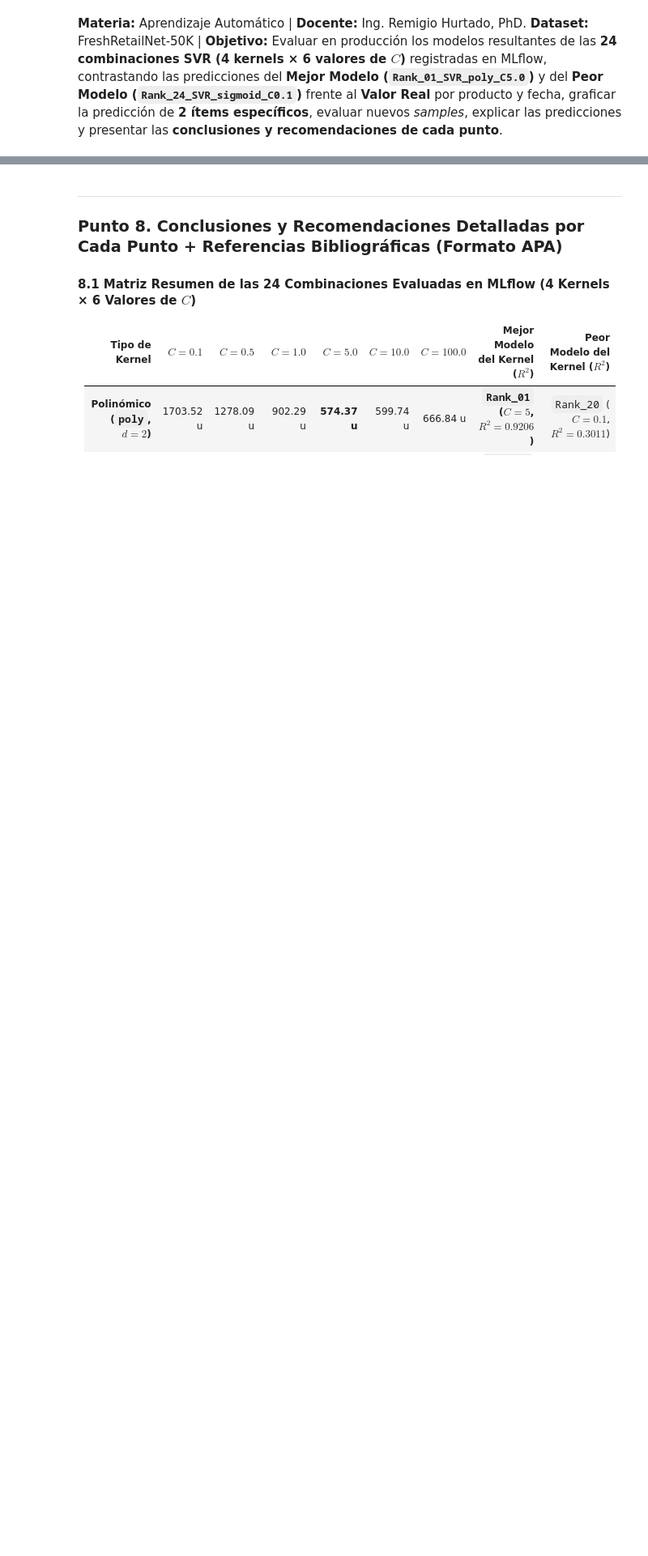
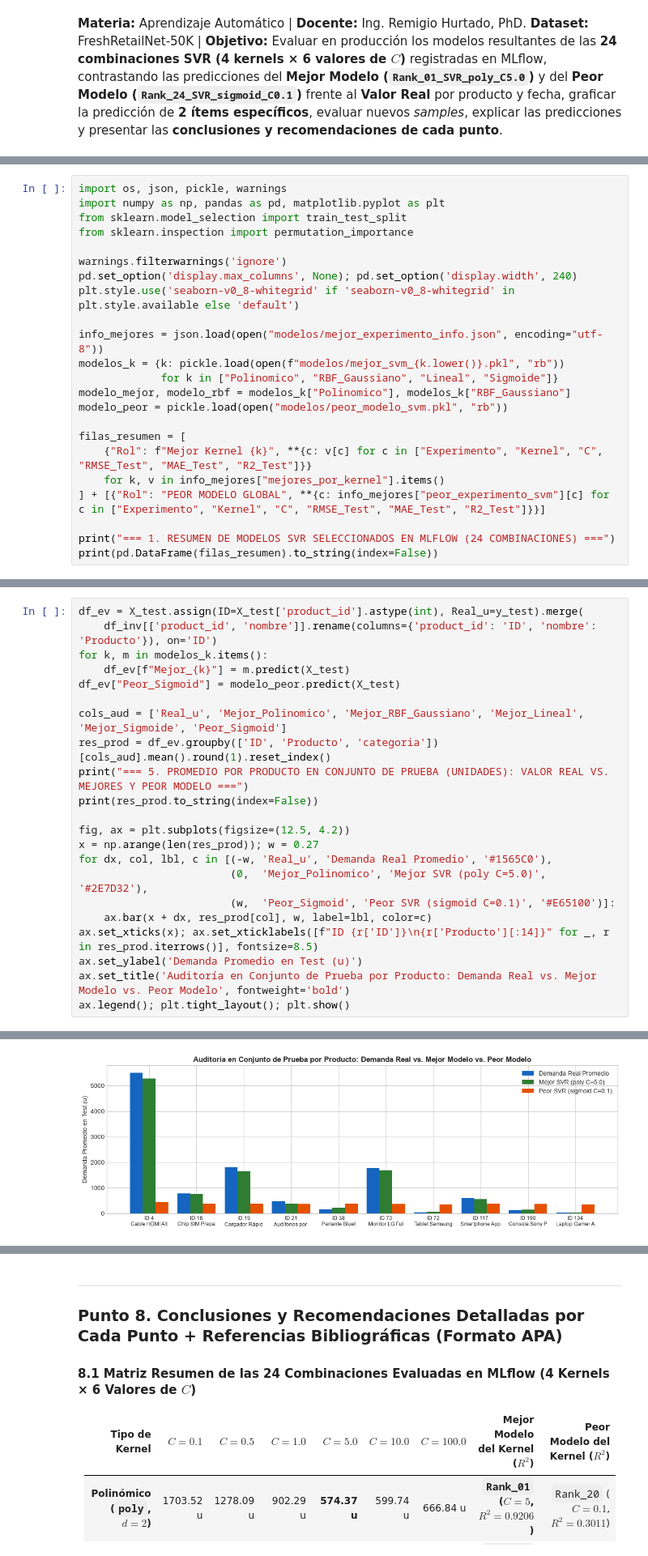
Before and after one commit to patrici0l/Aprendizaje-Automatico, a Jupyter notebook: Practica2.ipynb, the cells around one changed output, grey strips where cells are left out. Shown at 81% size. Drawn from its saved outputs; the diff is of its cells as text; blank space fills up the shorter version.

```diff
--- a/Practica2.ipynb
+++ b/Practica2.ipynb
@@ -60,0 +11,23 @@ print(f"-> PEOR MODELO GLOBAL (Rank 24): {peor_global['Experimento']:<28} | C={p
+# %%
+import os, json, pickle, warnings
+import numpy as np, pandas as pd, matplotlib.pyplot as plt
+from sklearn.model_selection import train_test_split
+from sklearn.inspection import permutation_importance
+
+warnings.filterwarnings('ignore')
+pd.set_option('display.max_columns', None); pd.set_option('display.width', 240)
+plt.style.use('seaborn-v0_8-whitegrid' if 'seaborn-v0_8-whitegrid' in plt.style.available else 'default')
+
+info_mejores = json.load(open("modelos/mejor_experimento_info.json", encoding="utf-8"))
+modelos_k = {k: pickle.load(open(f"modelos/mejor_svm_{k.lower()}.pkl", "rb"))
+             for k in ["Polinomico", "RBF_Gaussiano", "Lineal", "Sigmoide"]}
+modelo_mejor, modelo_rbf = modelos_k["Polinomico"], modelos_k["RBF_Gaussiano"]
+modelo_peor = pickle.load(open("modelos/peor_modelo_svm.pkl", "rb"))
+
+filas_resumen = [
+    {"Rol": f"Mejor Kernel {k}", **{c: v[c] for c in ["Experimento", "Kernel", "C", "RMSE_Test", "MAE_Test", "R2_Test"]}}
+    for k, v in info_mejores["mejores_por_kernel"].items()
+] + [{"Rol": "PEOR MODELO GLOBAL", **{c: info_mejores["peor_experimento_svm"][c] for c in ["Experimento", "Kernel", "C", "RMSE_Test", "MAE_Test", "R2_Test"]}}]
+
+print("=== 1. RESUMEN DE MODELOS SVR SELECCIONADOS EN MLFLOW (24 COMBINACIONES) ===")
+print(pd.DataFrame(filas_resumen).to_string(index=False))
@@ -368,0 +183,23 @@ Sensibilidad al 20% de descuento (ID 38) -> Mejor SVR: 152.5 u a 276.5 u (+81.3%
+# %%
+df_ev = X_test.assign(ID=X_test['product_id'].astype(int), Real_u=y_test).merge(
+    df_inv[['product_id', 'nombre']].rename(columns={'product_id': 'ID', 'nombre': 'Producto'}), on='ID')
+for k, m in modelos_k.items():
+    df_ev[f"Mejor_{k}"] = m.predict(X_test)
+df_ev["Peor_Sigmoid"] = modelo_peor.predict(X_test)
+
+cols_aud = ['Real_u', 'Mejor_Polinomico', 'Mejor_RBF_Gaussiano', 'Mejor_Lineal', 'Mejor_Sigmoide', 'Peor_Sigmoid']
+res_prod = df_ev.groupby(['ID', 'Producto', 'categoria'])[cols_aud].mean().round(1).reset_index()
+print("=== 5. PROMEDIO POR PRODUCTO EN CONJUNTO DE PRUEBA (UNIDADES): VALOR REAL VS. MEJORES Y PEOR MODELO ===")
+print(res_prod.to_string(index=False))
+
+fig, ax = plt.subplots(figsize=(12.5, 4.2))
+x = np.arange(len(res_prod)); w = 0.27
+for dx, col, lbl, c in [(-w, 'Real_u', 'Demanda Real Promedio', '#1565C0'),
+                        (0,  'Mejor_Polinomico', 'Mejor SVR (poly C=5.0)', '#2E7D32'),
+                        (w,  'Peor_Sigmoid', 'Peor SVR (sigmoid C=0.1)', '#E65100')]:
+    ax.bar(x + dx, res_prod[col], w, label=lbl, color=c)
+ax.set_xticks(x); ax.set_xticklabels([f"ID {r['ID']}\n{r['Producto'][:14]}" for _, r in res_prod.iterrows()], fontsize=8.5)
+ax.set_ylabel('Demanda Promedio en Test (u)')
+ax.set_title('Auditoría en Conjunto de Prueba por Producto: Demanda Real vs. Mejor Modelo vs. Peor Modelo', fontweight='bold')
+ax.legend(); plt.tight_layout(); plt.show()
+# %% [output]
@@ -368,0 +218 @@ Sensibilidad al 20% de descuento (ID 38) -> Mejor SVR: 152.5 u a 276.5 u (+81.3%
+[figure, added]
```
Also changed, not shown: parts of 21 cells of this notebook, 4 other files.
